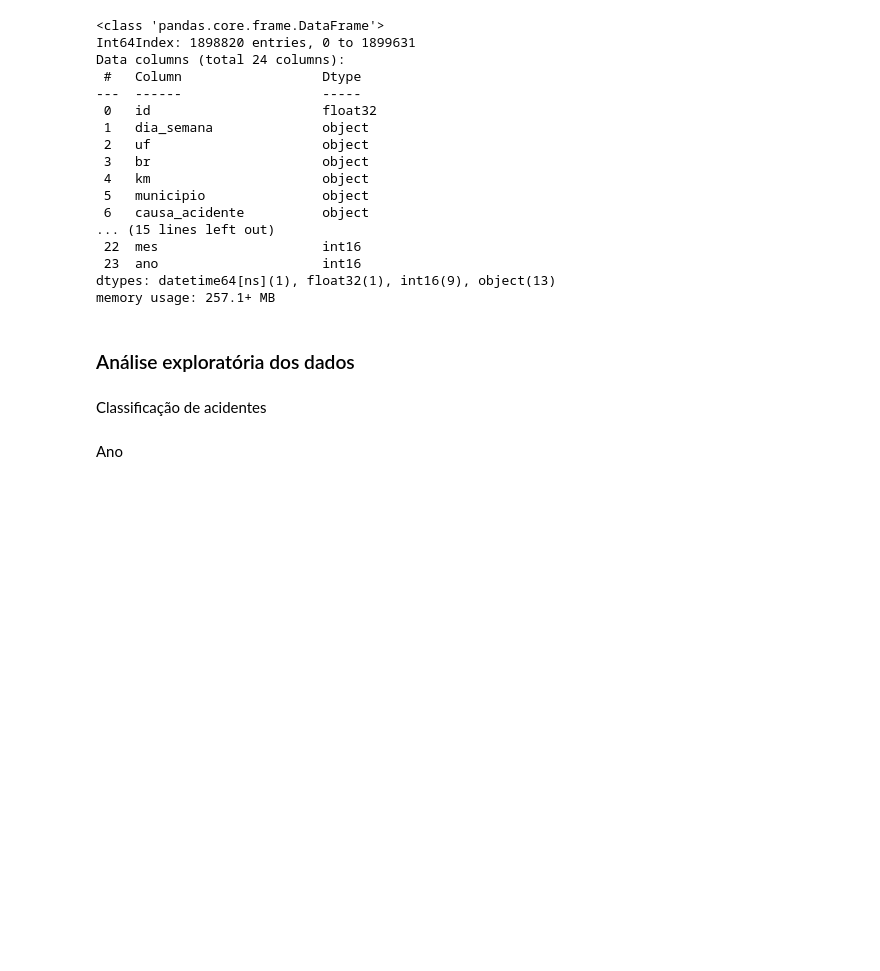
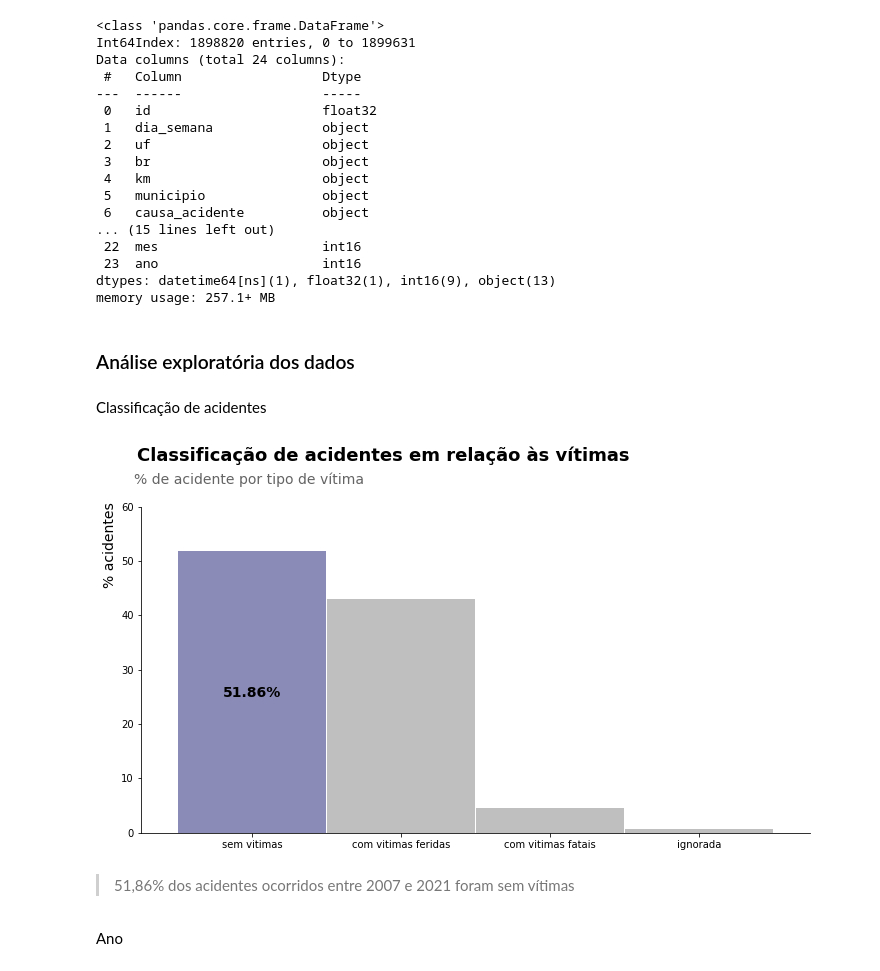
Before and after one commit to LilianeAquino/aed_projeto_1_revisitado, a Jupyter notebook: template.ipynb, the cells around one changed output. Cells and saved outputs as stored; diff of their text form; code cells hidden in the pictures; blank space fills up the shorter version.

```diff
--- a/template.ipynb
+++ b/template.ipynb
@@ -95,6 +95,7 @@ df['km'] = df['km'].apply(padronizaTexto)
 df['dia_semana'] = df['dia_semana'].apply(padronizaDiaSemana)
 df['causa_acidente'] = df['causa_acidente'].apply(padronizaCausaAcidente)
 df['tipo_acidente'] = df['tipo_acidente'].apply(padronizaTipoAcidente)
+df['municipio'] = df['municipio'].apply(lambda x : x.capitalize())
 # %% [markdown]
 ### Tratamento coluna data
 # %%
@@ -145,17 +146,21 @@ Classificação de acidentes
 # %%
 suptitle = 'Classificação de acidentes em relação às vítimas'
 title = '% de acidente por tipo de vítima'
 colors=['#191970', '#808080', '#808080', '#808080']
 
 percentual = round(df['classificacao_acidente'].value_counts(normalize=True) * 100, 2)
-percentual.plot.bar(width=1, alpha=0.5, figsize=(12, 6), rot=False, color=colors).spines[['top', 'right']].set_visible(False)
+percentual.plot.bar(width=0.993, alpha=0.5, figsize=(12, 6), rot=False, color=colors).spines[['top', 'right']].set_visible(False)
 plt.suptitle(suptitle, fontsize=18, y=1.02, horizontalalignment='left', x=0.12, color='black', weight='bold')
 plt.title(title, fontsize=14, color='#646464', y=1.05, loc='left', x=-0.01)
-plt.ylabel('% acidentes', fontsize=14, horizontalalignment='left', y=0.72)
+plt.ylabel('% acidentes', fontsize=14, horizontalalignment='left', y=0.75)
 plt.grid(False)
-plt.text(0, 0.3, '55%', fontsize=14, weight='bold', horizontalalignment='center')
-plt.text(2.5, 0.6, aviso, fontsize=12, horizontalalignment='left', color='#646464')
+plt.text(0, 25, '51.86%', fontsize=14, weight='bold', horizontalalignment='center')
+plt.ylim(0, 60)
 plt.show()
+# %% [output]
+[figure, added]
+# %% [markdown]
+> <p style='text-align: justify;'><font size=2.85>51,86% dos acidentes ocorridos entre 2007 e 2021 foram sem vítimas</font></p>
 # %% [markdown]
 Ano
 # %%
```
Also changed, not shown: parts of 21 cells of this notebook.
